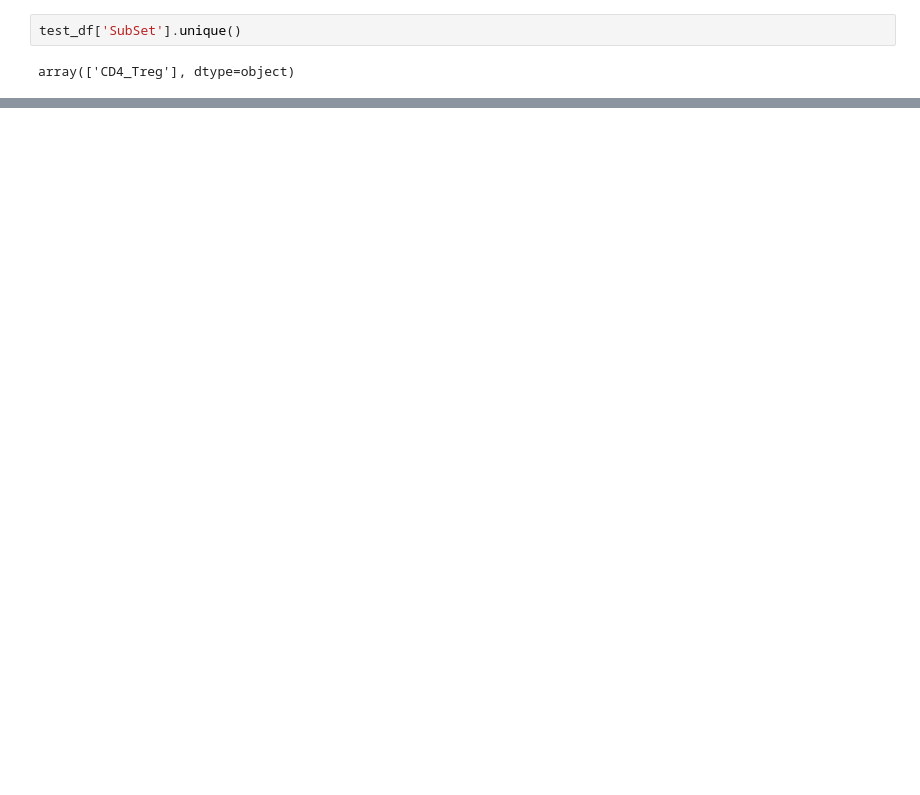
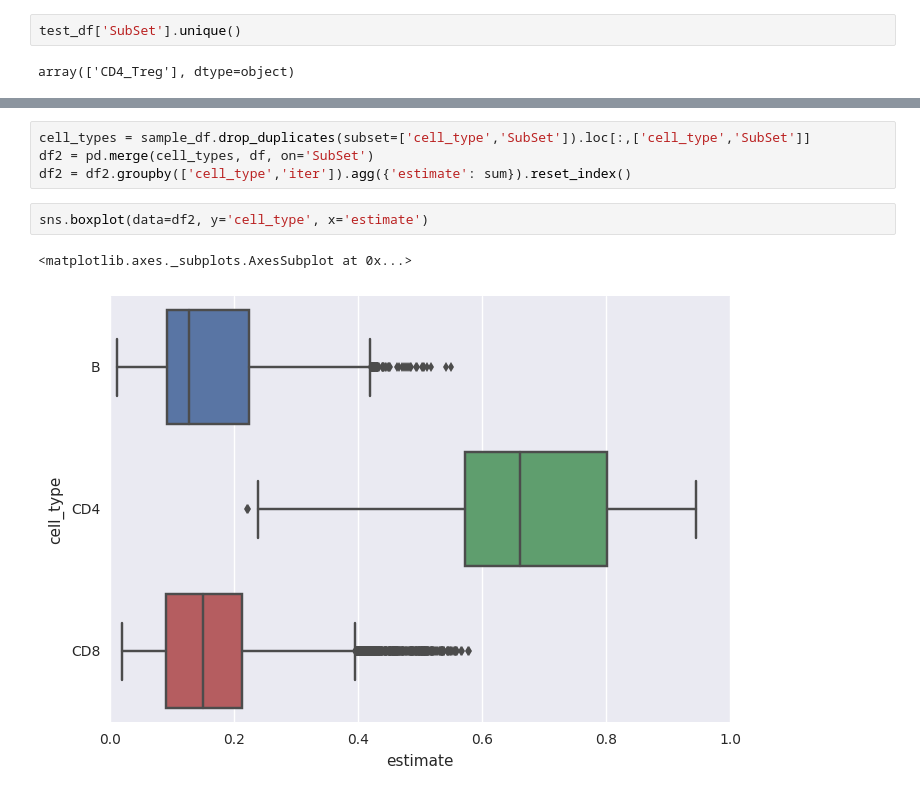
Before and after one commit to hammerlab/immune-infiltrate-explorations, a Jupyter notebook: behavior_of_rnaseq_data/1.4 - OOS performance using model6.2 (n=100, by SubSet).ipynb, the cells around one changed output, grey strips where cells are left out. Drawn from its saved outputs; the diff is of its cells as text; blank space fills up the shorter version.

```diff
--- a/behavior_of_rnaseq_data/1.4 - OOS performance using model6.2 (n=100, by SubSet).ipynb
+++ b/behavior_of_rnaseq_data/1.4 - OOS performance using model6.2 (n=100, by SubSet).ipynb
@@ -95,0 +120,9 @@ array(['CD4_Treg'], dtype=object)
+# %%
+cell_types = sample_df.drop_duplicates(subset=['cell_type','SubSet']).loc[:,['cell_type','SubSet']]
+df2 = pd.merge(cell_types, df, on='SubSet')
+df2 = df2.groupby(['cell_type','iter']).agg({'estimate': sum}).reset_index()
+# %%
+sns.boxplot(data=df2, y='cell_type', x='estimate')
+# %% [output]
+<matplotlib.axes._subplots.AxesSubplot at 0x...>
+[figure, added]
```
Also changed, not shown: parts of 12 cells of this notebook, 11 other files.
